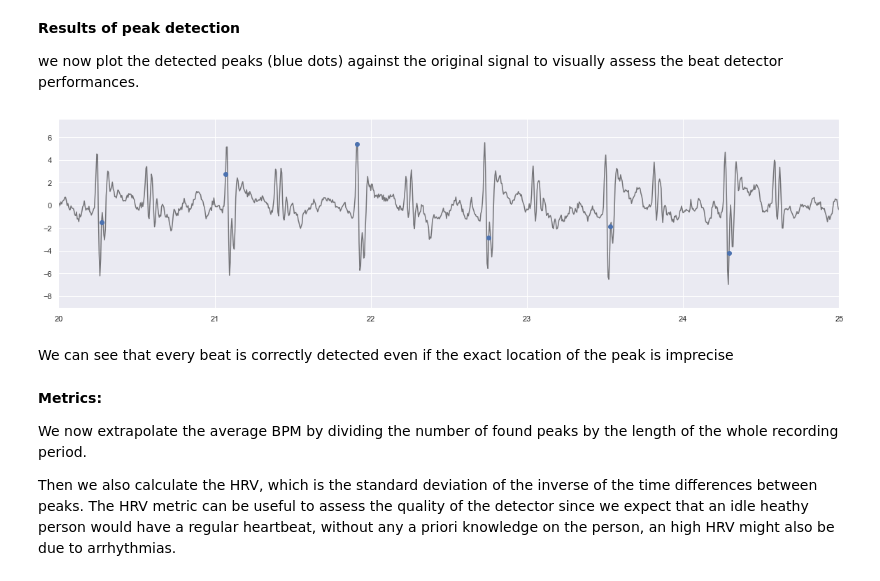
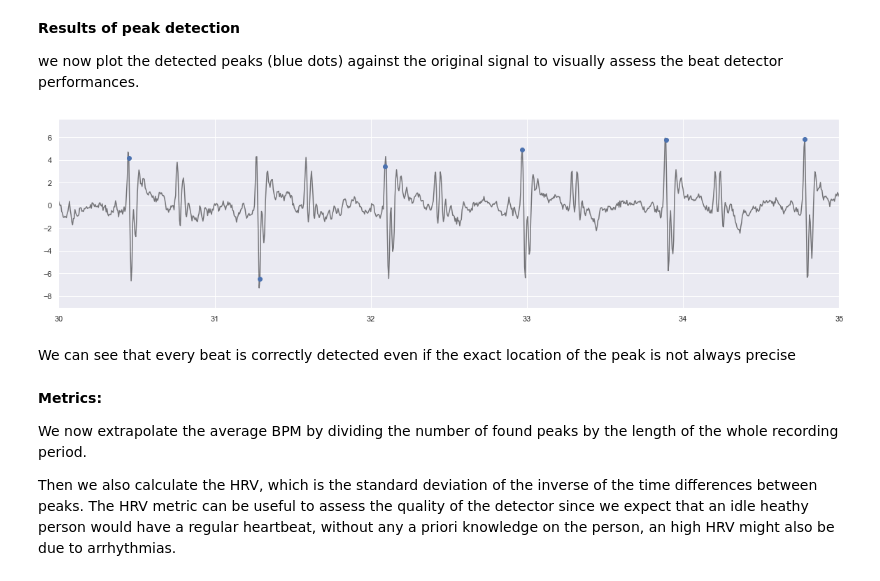
Before and after one commit to CrostaBot/HeartRateEstimation, a Jupyter notebook: SCG.ipynb, the cells around one changed output. Saved outputs shown, nothing was run; the diff lists cells and outputs as text; code cells hidden in the pictures.

```diff
--- a/SCG.ipynb
+++ b/SCG.ipynb
@@ -410,33 +480,0 @@ hf = 100/60  #high band limit 100 bmp to Hz
-# %%
-def fftfilt(x,lf,hf,fs):
-    X = np.fft.rfft(x)
-    f = np.fft.rfftfreq(len(x),1/fs)
-    X_filt = np.array([X[i] if (f[i] >= lf and f[i] <= hf) else 0 for i in range(0,len(X))]) # set to 0 the frequencies outside the BPM range
-    x_filt = np.fft.irfft(X_filt)
-    return x_filt
-
-def butterfilt(x, lf, hf, fs):
-    b,a = butter(4,[lf,hf], btype='bandpass', fs=fs)
-    x_filt = filtfilt(b,a, x)
-    return x_filt
-
-def wavelet(x):
-    # 1. Decompose the signal using the DWT.
-    # 2. Filter the signal in the wavelet space using thresholding.
-    # 3. Invert the filtered signal to reconstruct the original, now filtered signal, using the inverse DWT.
-
-
-    # DWT
-    cA, cD = pywt.dwt(x,'sym4') # chose wavelet "sym4" for it's likeliness with the heart beat signal
-
-    # estimated threshold
-    threshold=1*math.sqrt(2*math.log2(x.size))
-
-    # Apply the threshold.
-    cA_threshold = pywt.threshold(cA, threshold, 'soft')
-    cD_threshold = pywt.threshold(cD, threshold, 'soft')
-
-    # IDWT
-    renc = pywt.idwt(cA_threshold, cD_threshold, 'sym4');
-
-    return renc
@@ -500,3 +483,10 @@ def wave_dec(data, w):
+# %%
+threshold = 2
+
+coeffs = []
+coeffs.append(pywt.threshold(ca[-1],np.sqrt(threshold*np.log2(ca[-1].size))))
+[coeffs.append(pywt.threshold(cdx,np.sqrt(threshold*np.log2(cdx.size)))) for cdx in reversed(cd)]
+wavelet_filt = pywt.waverec(coeffs, wavelet)
 # %% [markdown]
 **Filtered signals**
 # %%
@@ -538,8 +522,7 @@ For detecting the peaks in the filtered signal we make use of the find_peaks fro
 # %%
 peaks_fft,_ = find_peaks(sig_filt_fft, height=0.2, threshold=None, distance=fs/hf, prominence=0.4, width=None, wlen=None, rel_height=0.5, plateau_size=None)
 peaks_butt,_ = find_peaks(sig_filt_butter, height=0.2, threshold=None, distance=fs/hf, prominence=0.4, width=None, wlen=None, rel_height=0.5, plateau_size=None)
-#peaks_wavelet,_ = find_peaks(np.abs(sig_filt_wavelet), height=0.7, threshold=None, distance=fs/hf, prominence=None, width=None, wlen=None, rel_height=None, plateau_size=None)
-peaks_wavelet,_ = find_peaks(np.abs(rec_a[1]), height=3, threshold=None, distance=fs/hf, prominence=None, width=None, wlen=None, rel_height=None, plateau_size=None)
+peaks_wavelet,_ = find_peaks(np.abs(wavelet_filt), height=0.5, threshold=None, distance=fs/hf, prominence=None, width=None, wlen=None, rel_height=None, plateau_size=None)
 # %% [markdown]
 **Results of peak detection**
 
@@ -547,13 +530,13 @@ we now plot the detected peaks (blue dots) against the original signal to visual
 # %%
 fig = plt.figure(figsize=(20, 5))
 plt.plot(time, selected, 'black',alpha=0.5)
 plt.plot(time[peaks_wavelet], selected[peaks_wavelet], 'o')
 ax = fig.get_axes()
-ax[0].set_xlim([20,25]);
+ax[0].set_xlim([30,35]);
 # %% [output]
-[figure, old version]
+[figure, new version]
 # %% [markdown]
-We can see that every beat is correctly detected even if the exact location of the peak is imprecise
+We can see that every beat is correctly detected even if the exact location of the peak is not always precise
 # %% [markdown]
 **Metrics:**
 
```
Also changed, not shown: parts of 15 cells of this notebook.
